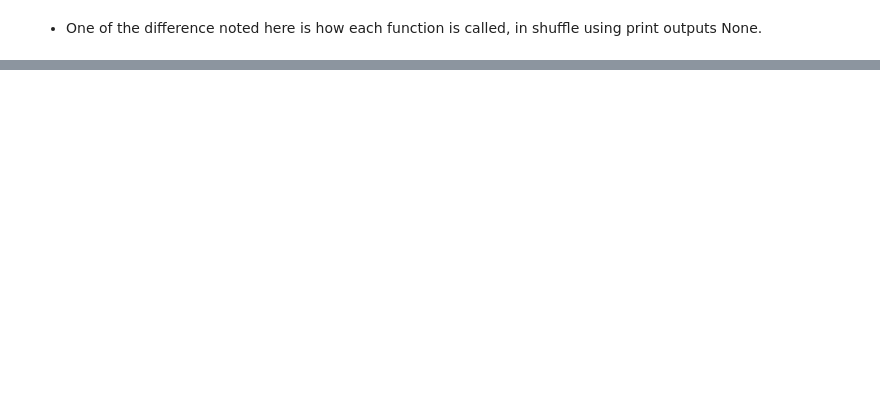
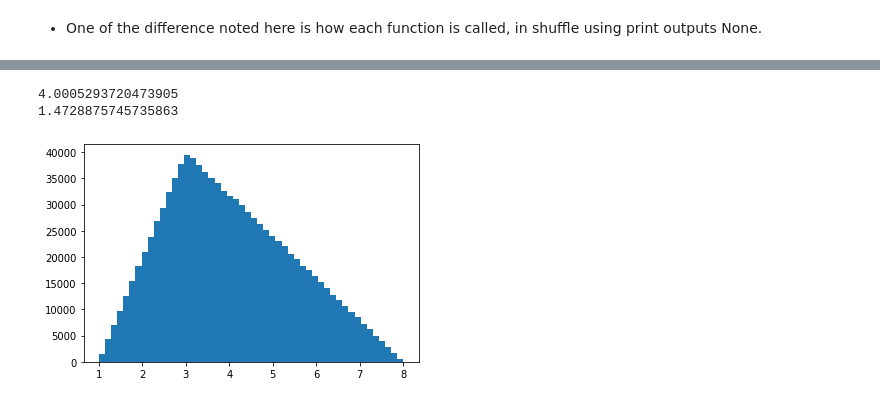
Before and after one commit to pocathain08/Prog-DA-Assignment, a Jupyter notebook: Prog-DA-Asst-2019.ipynb, the cells around one changed output, grey strips where cells are left out. Saved outputs shown, nothing was run; the diff lists cells and outputs as text; code cells hidden in the pictures; blank space fills up the shorter version.

```diff
--- a/Prog-DA-Asst-2019.ipynb
+++ b/Prog-DA-Asst-2019.ipynb
@@ -122,0 +168,12 @@ array([[ 9, 10, 11],
+# %%
+y = np.random.triangular (1, 3, 8, 1000000)
+#y
+# %%
+plt.hist((y), bins=50)
+#plt.plot((y), color='b')
+print (np.mean(y))
+print (np.std (y))
+# %% [output]
+4.0005293720473905
+1.4728875745735863
+[figure, added]
```
Also changed, not shown: parts of 14 cells of this notebook.
